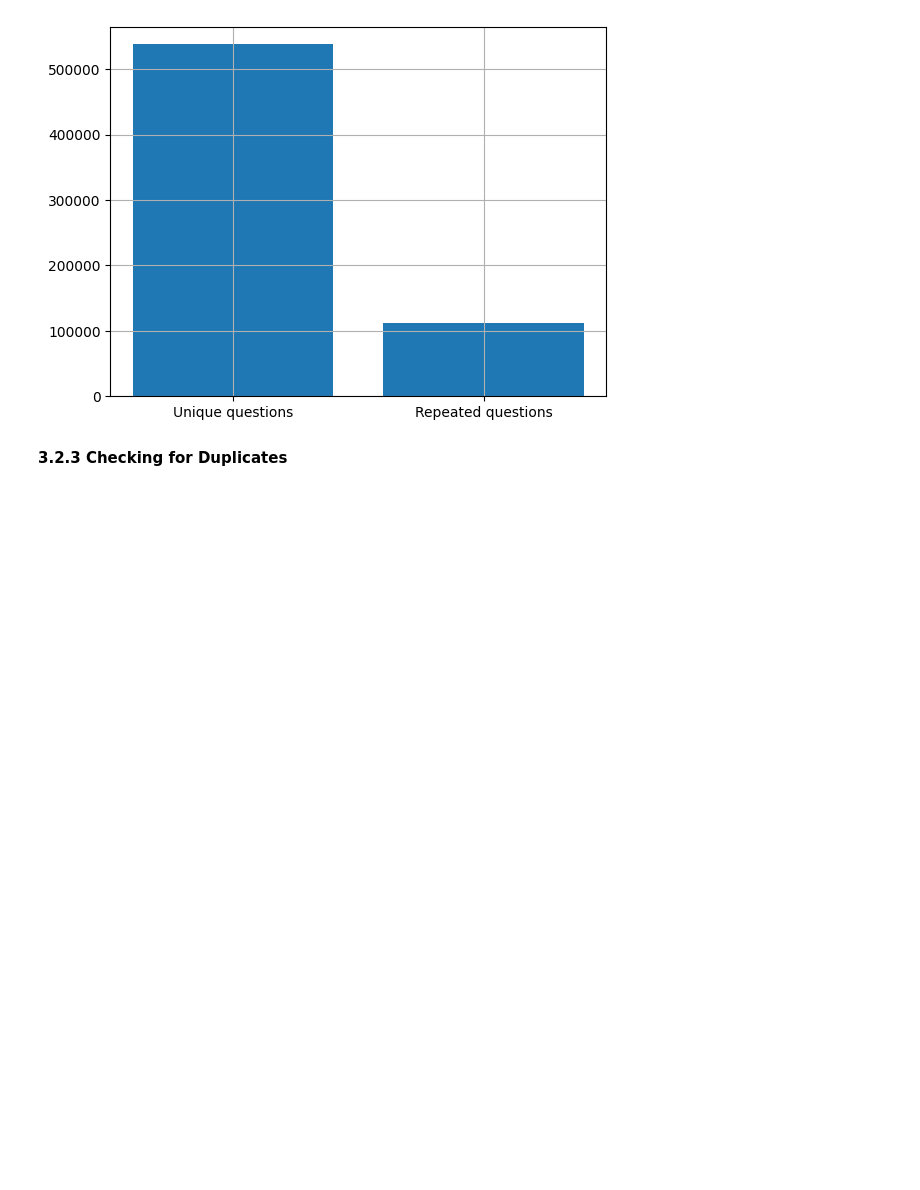
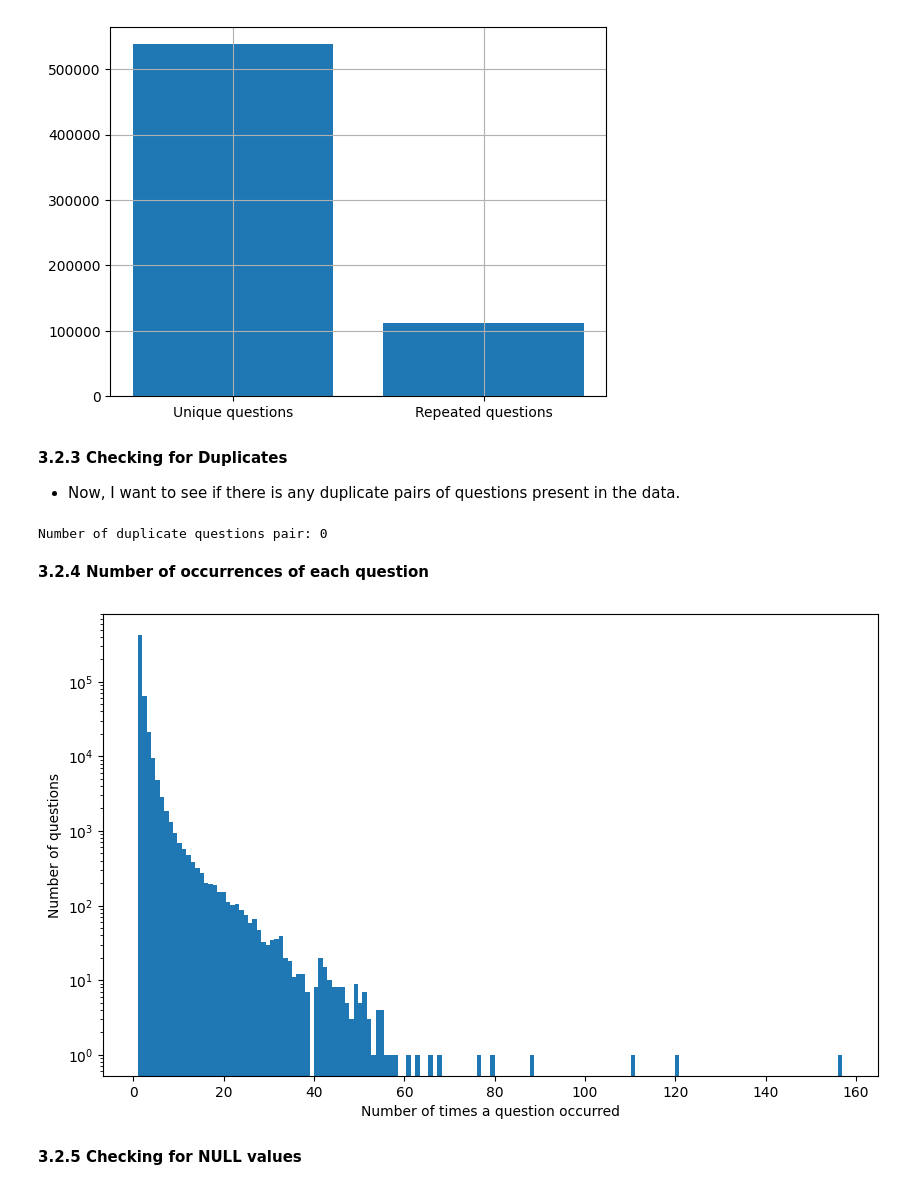
Before and after one commit to Arjun1425/MachineLearning, a Jupyter notebook: 02 Quora Question Pairs/Quora Question Pairs.ipynb, the cells around one changed output. Drawn from its saved outputs; the diff is of its cells as text; code cells hidden in the pictures; blank space fills up the shorter version.

```diff
--- a/02 Quora Question Pairs/Quora Question Pairs.ipynb
+++ b/02 Quora Question Pairs/Quora Question Pairs.ipynb
@@ -167,3 +167,24 @@ plt.show()
 [figure]
 # %% [markdown]
 **3.2.3 Checking for Duplicates**
+
+* Now, I want to see if there is any duplicate pairs of questions present in the data.
+# %%
+pair_duplicate = df[["qid1", "qid2", "is_duplicate"]].groupby(["qid1", "qid2"]).count().reset_index()
+
+print(f"Number of duplicate questions pair: {pair_duplicate.shape[0] - df.shape[0]}")
+# %% [output]
+Number of duplicate questions pair: 0
+# %% [markdown]
+**3.2.4 Number of occurrences of each question**
+# %%
+plt.figure(figsize= (10,6))
+plt.hist(ques.value_counts(), bins=160)
+plt.yscale('log')
+plt.xlabel("Number of times a question occurred")
+plt.ylabel("Number of questions")
+plt.show()
+# %% [output]
+[figure, added]
+# %% [markdown]
+**3.2.5 Checking for NULL values**
```
Also changed, not shown: parts of 4 cells of this notebook.
